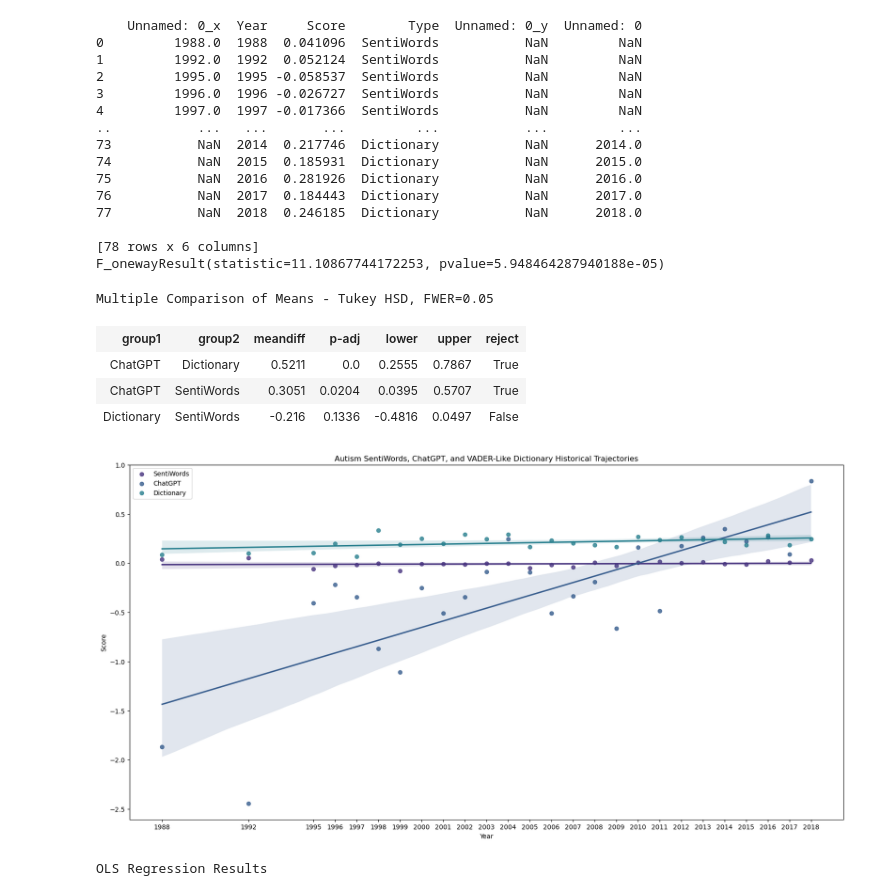
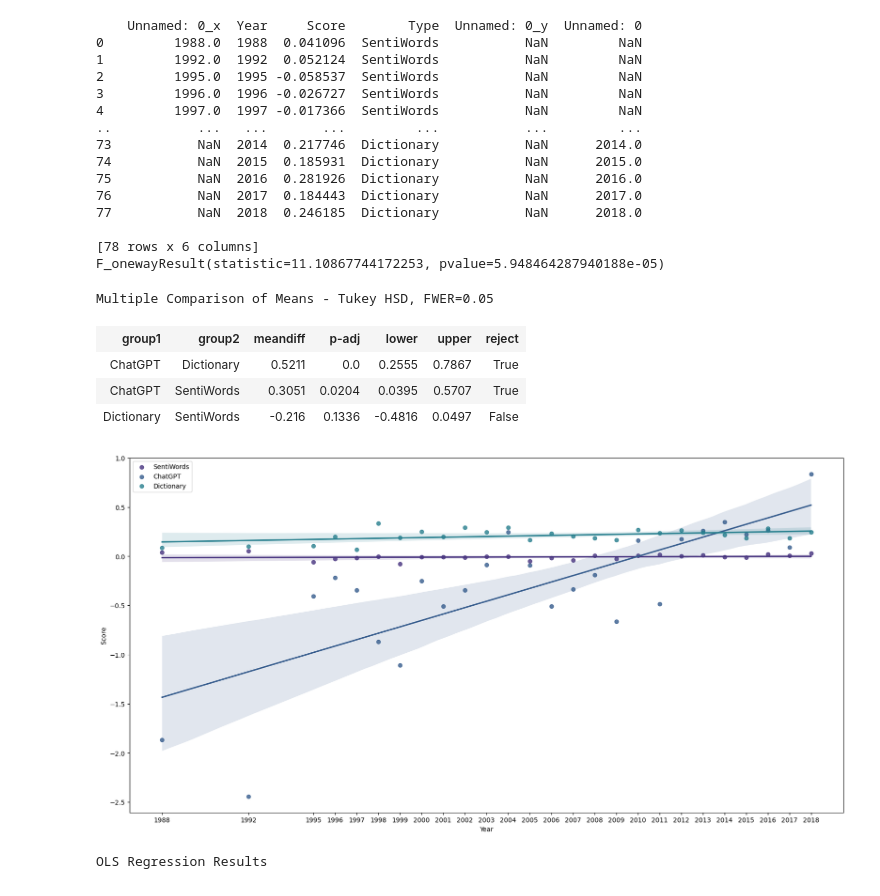
Before and after one commit to maksiaev/GitHub_DMP, a Jupyter notebook: Results/Comparisons.ipynb, the cells around one changed output. Cells and saved outputs as stored; diff of their text form; code cells hidden in the pictures.

```diff
--- a/Results/Comparisons.ipynb
+++ b/Results/Comparisons.ipynb
@@ -728,41 +728,41 @@ display(post_hoc_res.summary())
 
 # Graphing
 
-fig, ax = plt.subplots(figsize=(20, 10))
+fig, ax = plt.subplots(figsize = (20, 10))
 
 os.chdir(results_dir)
 
 # sns.lineplot(ax = ax, x="Year", y="Score", data=graphing_years)
 sns.regplot(ax = ax, x="Year", y="Score", data=graphing_years_sentiwords_autism, label="SentiWords" )
 sns.regplot(ax = ax, x="Year", y="Score", data=graphing_years_chatgpt_autism, label="ChatGPT")
 sns.regplot(ax = ax, x="Year", y="Score", data=graphing_years_dictionary_autism, label="Dictionary")
 
 ax.legend()
 ax.set_xticks(graphing_years_chatgpt_autism["Year"]) # has more years
-ax.set_title("Autism SentiWords, ChatGPT, and VADER-Like Dictionary Historical Trajectories")
+# ax.set_title("Autism SentiWords, ChatGPT, and VADER-Like Dictionary Historical Trajectories")
 plt.savefig('years_comparison_autism.png') # All significantly different, except Dictionary vs. SentiWords?
 # %% [output]
     Unnamed: 0_x  Year     Score        Type  Unnamed: 0_y  Unnamed: 0
 0         1988.0  1988  0.041096  SentiWords           NaN         NaN
 1         1992.0  1992  0.052124  SentiWords           NaN         NaN
 2         1995.0  1995 -0.058537  SentiWords           NaN         NaN
 3         1996.0  1996 -0.026727  SentiWords           NaN         NaN
 4         1997.0  1997 -0.017366  SentiWords           NaN         NaN
 ..           ...   ...       ...         ...           ...         ...
 73           NaN  2014  0.217746  Dictionary           NaN      2014.0
 74           NaN  2015  0.185931  Dictionary           NaN      2015.0
 75           NaN  2016  0.281926  Dictionary           NaN      2016.0
 76           NaN  2017  0.184443  Dictionary           NaN      2017.0
 77           NaN  2018  0.246185  Dictionary           NaN      2018.0
 
 [78 rows x 6 columns]
 F_onewayResult(statistic=11.10867744172253, pvalue=5.948464287940188e-05)
 Multiple Comparison of Means - Tukey HSD, FWER=0.05
 | group1 | group2 | meandiff | p-adj | lower | upper | reject |
 | ChatGPT | Dictionary | 0.5211 | 0.0 | 0.2555 | 0.7867 | True |
 | ChatGPT | SentiWords | 0.3051 | 0.0204 | 0.0395 | 0.5707 | True |
 | Dictionary | SentiWords | -0.216 | 0.1336 | -0.4816 | 0.0497 | False |
-[figure, old version]
+[figure, new version]
 # %%
 # Transgender ChatGPT vs. SentiWords
 
```
Also changed, not shown: parts of 6 cells of this notebook, 7 other files.
